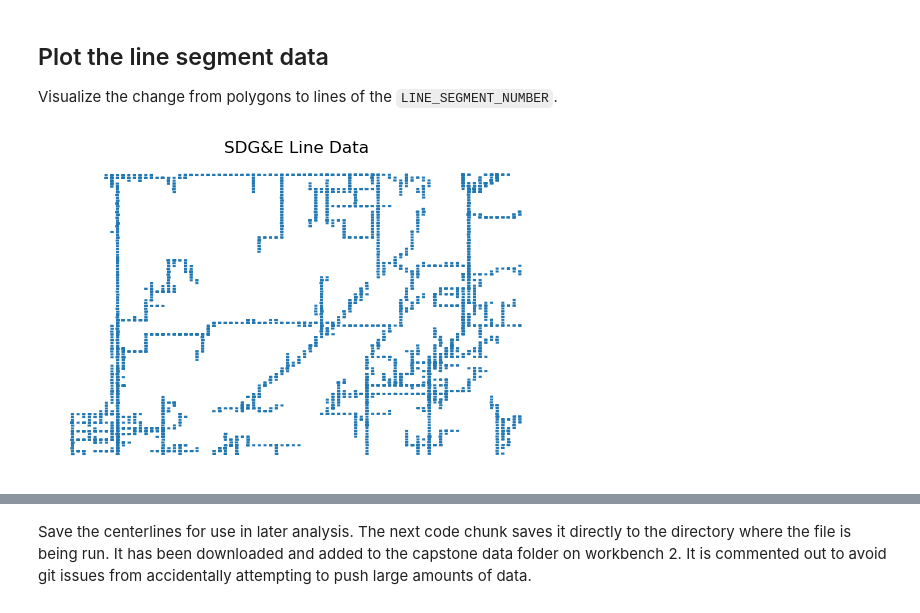
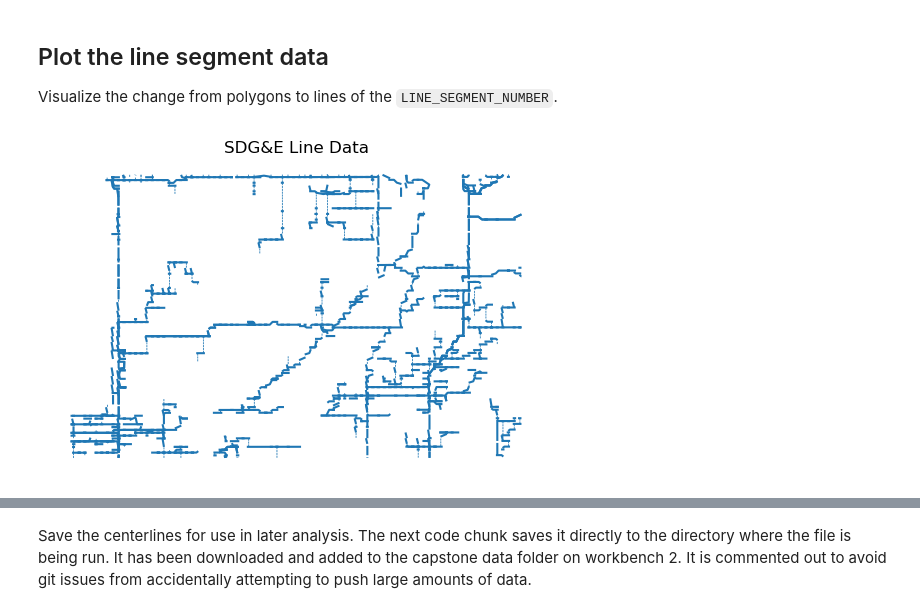
Before and after one commit to sofiiir/SDG-E, a Jupyter notebook: sdge_lines.ipynb, the cells around one changed output, grey strips where cells are left out. Drawn from its saved outputs; the diff is of its cells as text; code cells hidden in the pictures.

Commit message:
Fix line creation issues

```diff
--- a/sdge_lines.ipynb
+++ b/sdge_lines.ipynb
@@ -44,3 +60,15 @@ sdge_generation_capacity.head()
+# %%
+# create a list with the variables of interes
+attributes = ['LINE_SEGMENT_NUMBER',
+              'CIRCUIT_NAME',
+              'SUBID',
+              'ICAWOF_UNIGENERATION',
+              'ICAWOF_UNILOAD',
+              'ICAWNOF_UNIGENERATION',
+              'ICAWNOF_UNILOAD']
+
+# aggregate the data down to the variable of interest
+sdge_agg_lines = sdge_generation_capacity.dissolve(by = attributes, as_index=False)
 # %% [markdown]
 # Utilize `pygeoops.centerline` to get centerlines
 
@@ -48,7 +76,4 @@ Calculate the centerlines with pygeoops.
 
 **Note:** This takes just under ten minutes to run.
 # %%
-sdge_generation_capacity.geometry = pygeoops.centerline(sdge_generation_capacity.geometry)
-
-# after your script is done:
-os.system('say "Your script has finished!"')
+sdge_agg_lines.geometry = pygeoops.centerline(sdge_agg_lines.geometry)
@@ -80,18 +103,18 @@ Visualize the change from polygons to lines of the `LINE_SEGMENT_NUMBER`.
 # %%
 # make a bbox to get a closer look
 sd_bbox = box(-117.136541,32.713699,-117.071653,32.747959)
 
 # use the San Diego bbox to make better analyze the findings
-sd_sub_gen_capacity = gpd.clip(sdge_generation_capacity, sd_bbox)
+sub_sdge_agg_lines = gpd.clip(sdge_agg_lines, sd_bbox)
 
-# plot the subset of load gen differences
+# plot the subset of gen line data
 fig, ax = plt.subplots()
 
-sd_sub_gen_capacity.plot(ax=ax)
+sub_sdge_agg_lines.plot(ax=ax)
 
 ax.set_title('SDG&E Line Data')
 ax.axis('off')
 
 plt.show()
 # %% [output]
-[figure, old version]
+[figure, new version]
```
Also changed, not shown: parts of 15 cells of this notebook.
